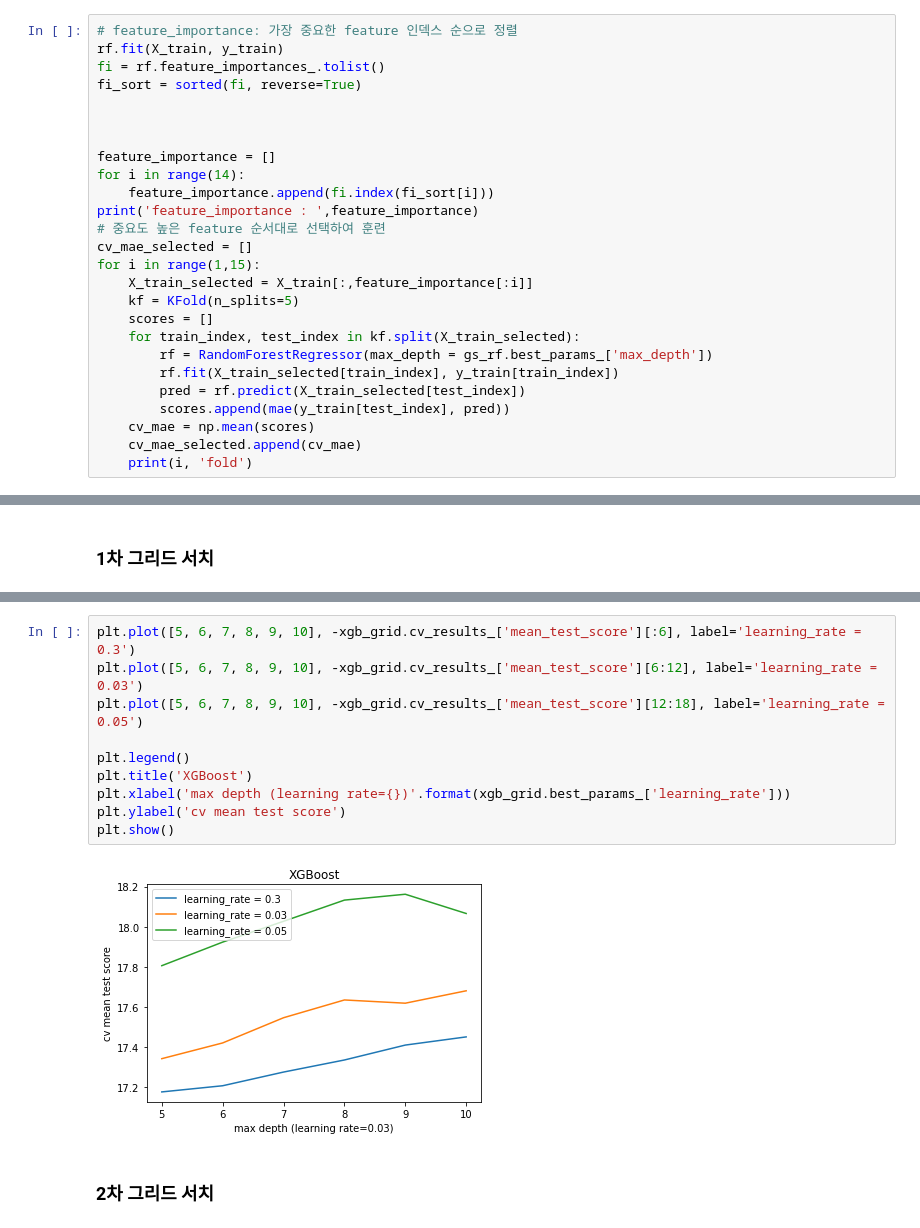
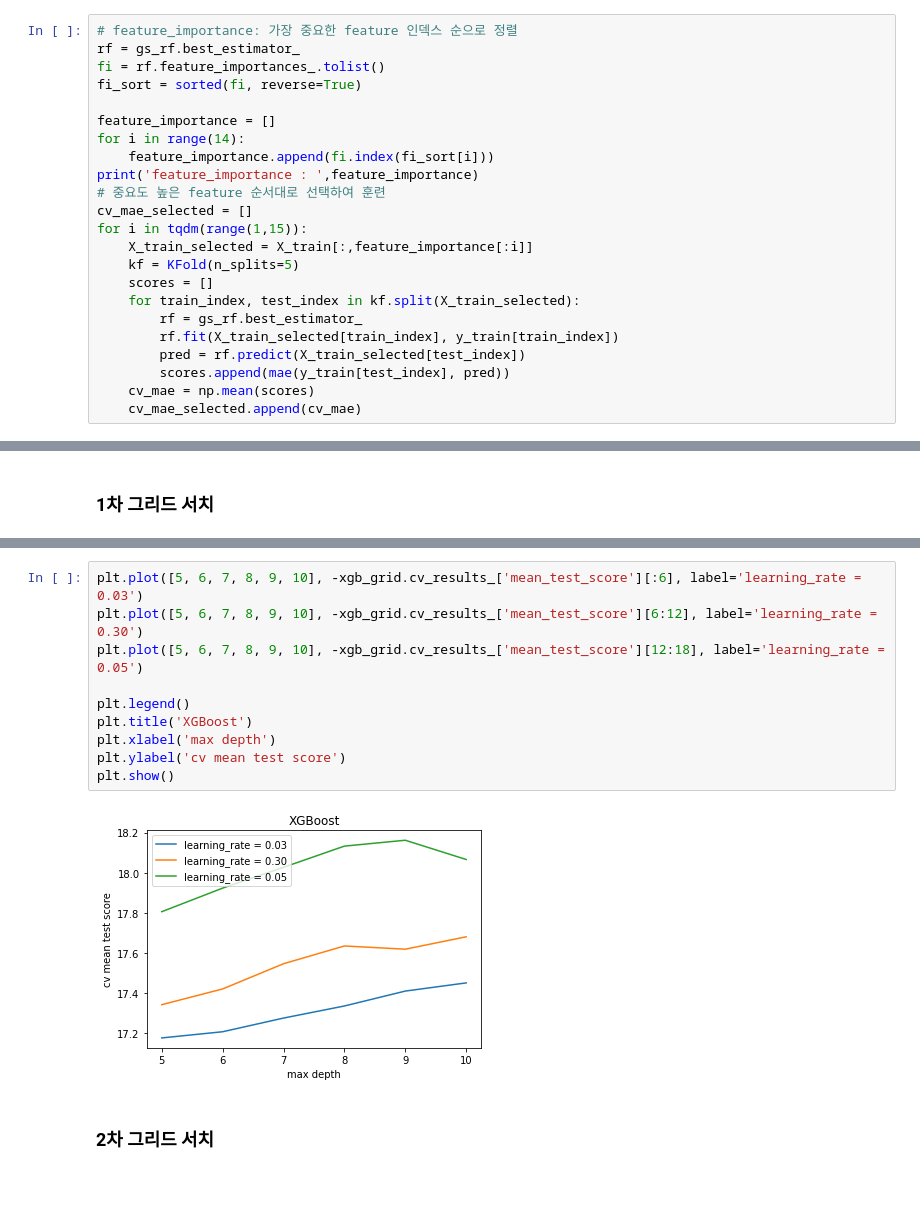
Before and after one commit to deagwon97/machine-learning-and-practice-report, a Jupyter notebook: Dacon_satellite_dist.ipynb, the cells around one changed output, grey strips where cells are left out. Drawn from its saved outputs; the diff is of its cells as text; blank space fills up the shorter version.

```diff
--- a/Dacon_satellite_dist.ipynb
+++ b/Dacon_satellite_dist.ipynb
@@ -721,11 +734,9 @@ Random Forest Regressor cv_mae_score = 17.177090103895743
 feature importance
 # %%
 # feature_importance: 가장 중요한 feature 인덱스 순으로 정렬
-rf.fit(X_train, y_train)
+rf = gs_rf.best_estimator_
 fi = rf.feature_importances_.tolist()
 fi_sort = sorted(fi, reverse=True)
-
-
 
 feature_importance = []
 for i in range(14):
@@ -733,16 +744,15 @@ for i in range(14):
 print('feature_importance : ',feature_importance)
 # 중요도 높은 feature 순서대로 선택하여 훈련
 cv_mae_selected = []
-for i in range(1,15):
+for i in tqdm(range(1,15)):
     X_train_selected = X_train[:,feature_importance[:i]]
     kf = KFold(n_splits=5)
     scores = []
     for train_index, test_index in kf.split(X_train_selected):
-        rf = RandomForestRegressor(max_depth = gs_rf.best_params_['max_depth'])
+        rf = gs_rf.best_estimator_
         rf.fit(X_train_selected[train_index], y_train[train_index])
         pred = rf.predict(X_train_selected[test_index])
         scores.append(mae(y_train[test_index], pred))
     cv_mae = np.mean(scores)
     cv_mae_selected.append(cv_mae)
-    print(i, 'fold')
 # %% [output]
@@ -996,15 +981,15 @@ XGBoost cv_mae_score = 16.671968460083008
 # %%
-plt.plot([5, 6, 7, 8, 9, 10], -xgb_grid.cv_results_['mean_test_score'][:6], label='learning_rate = 0.3')
-plt.plot([5, 6, 7, 8, 9, 10], -xgb_grid.cv_results_['mean_test_score'][6:12], label='learning_rate = 0.03')
+plt.plot([5, 6, 7, 8, 9, 10], -xgb_grid.cv_results_['mean_test_score'][:6], label='learning_rate = 0.03')
+plt.plot([5, 6, 7, 8, 9, 10], -xgb_grid.cv_results_['mean_test_score'][6:12], label='learning_rate = 0.30')
 plt.plot([5, 6, 7, 8, 9, 10], -xgb_grid.cv_results_['mean_test_score'][12:18], label='learning_rate = 0.05')
 
 plt.legend()
 plt.title('XGBoost')
-plt.xlabel('max depth (learning rate={})'.format(xgb_grid.best_params_['learning_rate']))
+plt.xlabel('max depth')
 plt.ylabel('cv mean test score')
 plt.show()
 # %% [output]
-[figure, old version]
+[figure, new version]
 # %% [markdown]
 ### 2차 그리드 서치
 # %%
```
Also changed, not shown: parts of 47 cells of this notebook.
